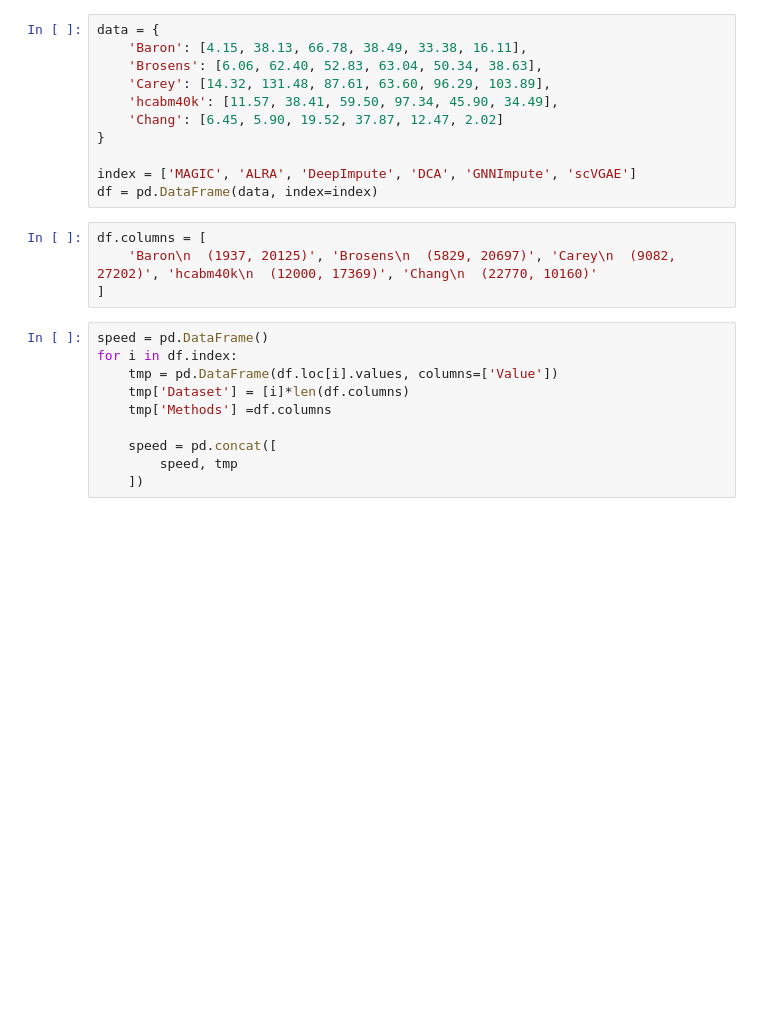
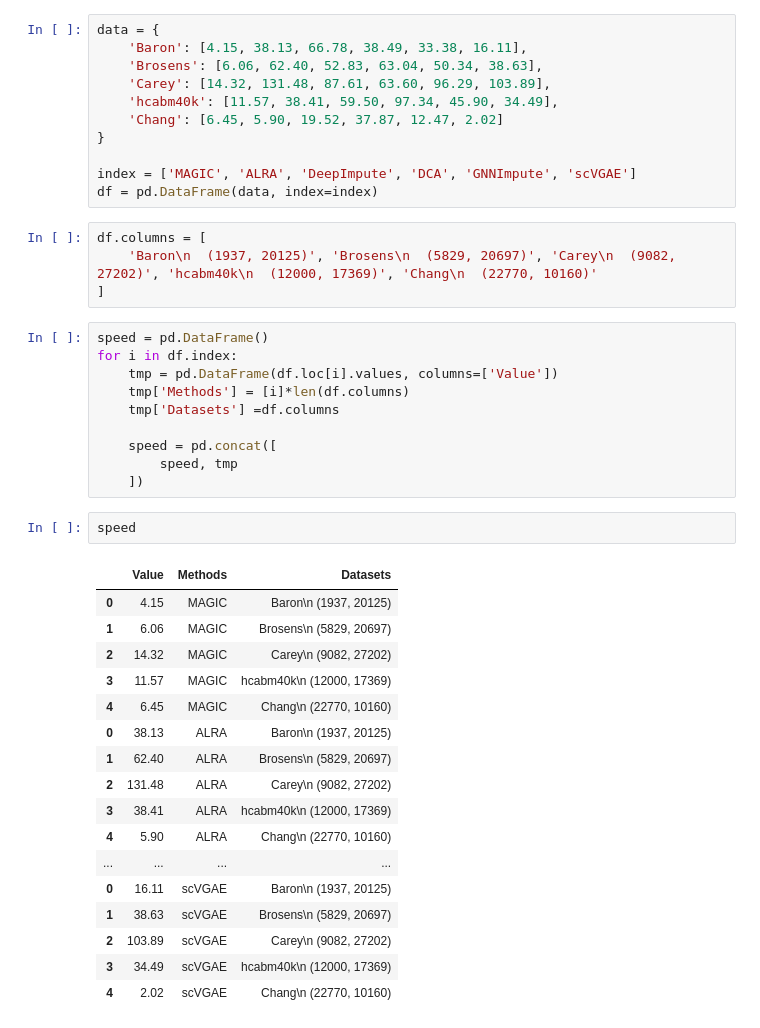
Before and after one commit to inoue0426/scVGAE-paper, a Jupyter notebook: speed check/Visualization.ipynb, the cells around one changed output. Saved outputs shown, nothing was run; the diff lists cells and outputs as text; blank space fills up the shorter version.

```diff
--- a/speed check/Visualization.ipynb
+++ b/speed check/Visualization.ipynb
@@ -22,11 +22,31 @@ df.columns = [
 speed = pd.DataFrame()
 for i in df.index:
     tmp = pd.DataFrame(df.loc[i].values, columns=['Value'])
-    tmp['Dataset'] = [i]*len(df.columns)
-    tmp['Methods'] =df.columns
+    tmp['Methods'] = [i]*len(df.columns)
+    tmp['Datasets'] =df.columns
 
     speed = pd.concat([
         speed, tmp
     ])
+# %%
+speed
+# %% [output]
+|  | Value | Methods | Datasets |
+| 0 | 4.15 | MAGIC | Baron\n (1937, 20125) |
+| 1 | 6.06 | MAGIC | Brosens\n (5829, 20697) |
+| 2 | 14.32 | MAGIC | Carey\n (9082, 27202) |
+| 3 | 11.57 | MAGIC | hcabm40k\n (12000, 17369) |
+| 4 | 6.45 | MAGIC | Chang\n (22770, 10160) |
+| 0 | 38.13 | ALRA | Baron\n (1937, 20125) |
+| 1 | 62.40 | ALRA | Brosens\n (5829, 20697) |
+| 2 | 131.48 | ALRA | Carey\n (9082, 27202) |
+| 3 | 38.41 | ALRA | hcabm40k\n (12000, 17369) |
+| 4 | 5.90 | ALRA | Chang\n (22770, 10160) |
+| ... | ... | ... | ... |
+| 0 | 16.11 | scVGAE | Baron\n (1937, 20125) |
+| 1 | 38.63 | scVGAE | Brosens\n (5829, 20697) |
+| 2 | 103.89 | scVGAE | Carey\n (9082, 27202) |
+| 3 | 34.49 | scVGAE | hcabm40k\n (12000, 17369) |
+| 4 | 2.02 | scVGAE | Chang\n (22770, 10160) |
 # %%
 cmap = sns.color_palette('colorblind')
```
Also changed, not shown: parts of 1 cell of this notebook.
